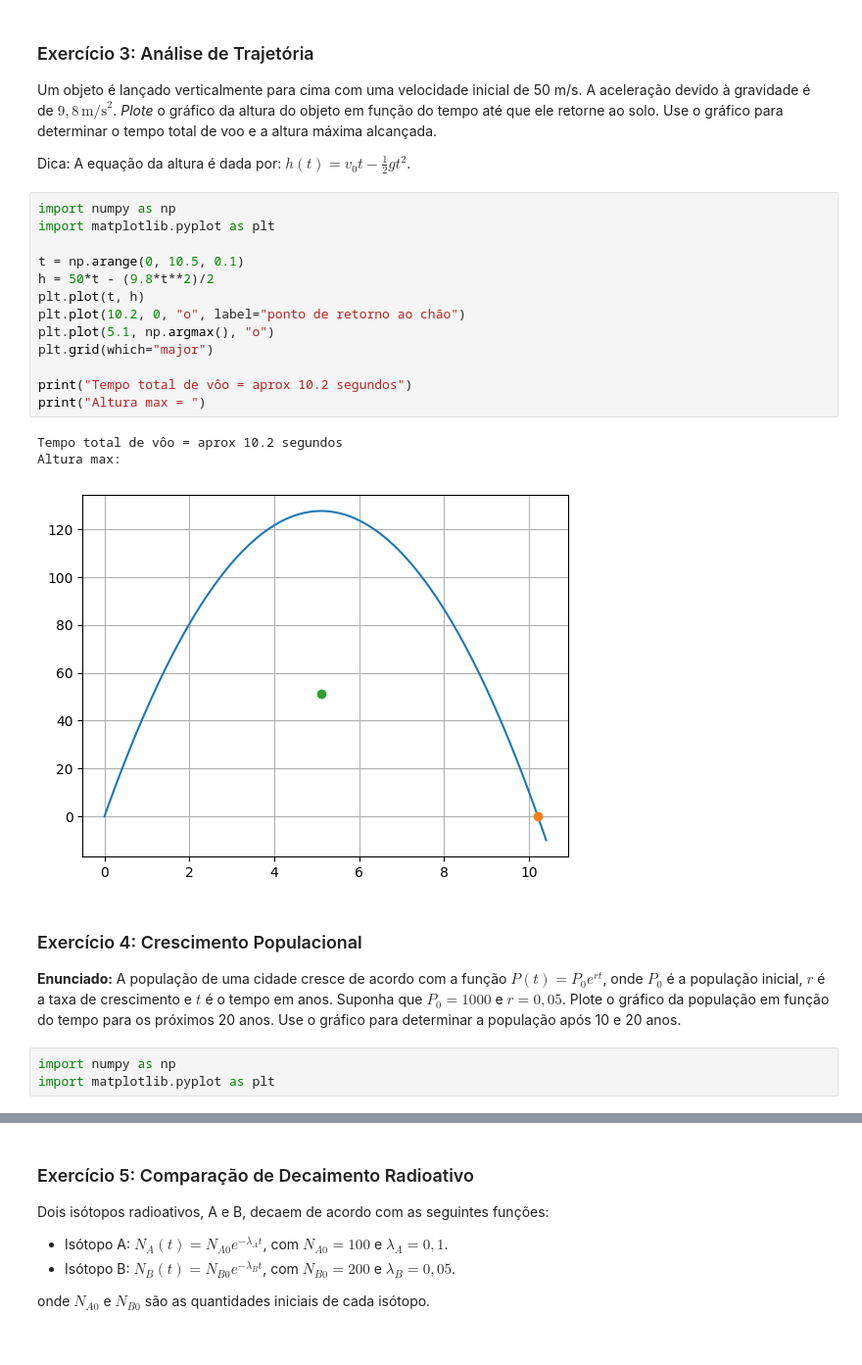
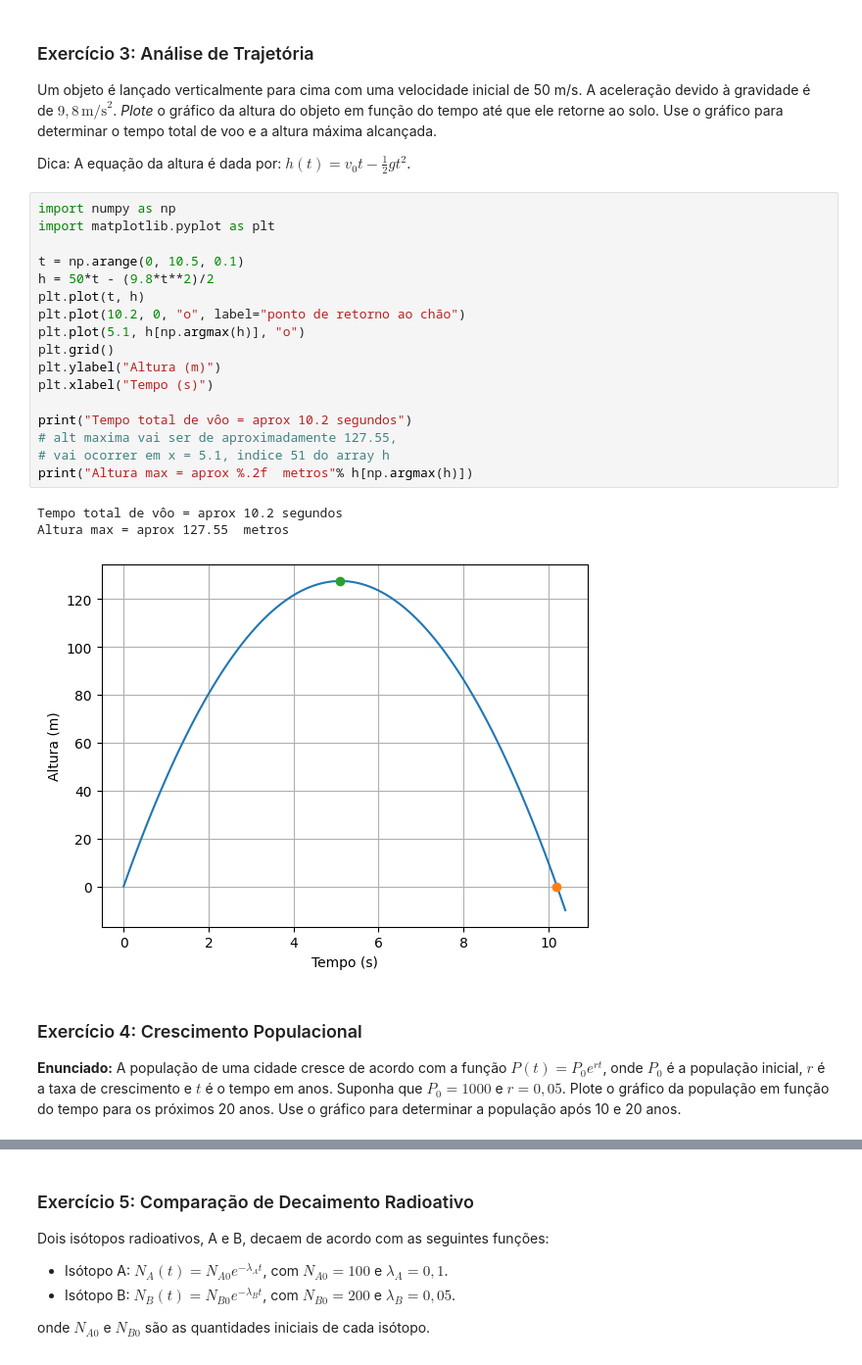
Before and after one commit to mahzze/Solucoes-notebooks-bcc, a Jupyter notebook: atividades/Atividade_2_Gráficos.ipynb, the cells around one changed output, grey strips where cells are left out. Shown: that part at 98% size. Cells and saved outputs as stored; diff of their text form.

```diff
--- a/atividades/Atividade_2_Gráficos.ipynb
+++ b/atividades/Atividade_2_Gráficos.ipynb
@@ -84,23 +84,24 @@ $ h(t) = v_0 t - \frac{1}{2} g t^2 $.
 # %%
 import numpy as np
 import matplotlib.pyplot as plt
 
 t = np.arange(0, 10.5, 0.1)
 h = 50*t - (9.8*t**2)/2
 plt.plot(t, h)
 plt.plot(10.2, 0, "o", label="ponto de retorno ao chão")
-plt.plot(5.1, np.argmax(), "o")
-plt.grid(which="major")
+plt.plot(5.1, h[np.argmax(h)], "o")
+plt.grid()
+plt.ylabel("Altura (m)")
+plt.xlabel("Tempo (s)")
 
 print("Tempo total de vôo = aprox 10.2 segundos")
-print("Altura max = ")
+# alt maxima vai ser de aproximadamente 127.55,
+# vai ocorrer em x = 5.1, indice 51 do array h
+print("Altura max = aprox %.2f  metros"% h[np.argmax(h)])
 # %% [output]
 Tempo total de vôo = aprox 10.2 segundos
-Altura max:
+Altura max = aprox 127.55  metros
-[figure, old version]
+[figure, new version]
 # %% [markdown]
 ### Exercício 4: Crescimento Populacional
 **Enunciado:** A população de uma cidade cresce de acordo com a função $P(t) = P_0 e^{rt} $, onde $ P_0 $ é a população inicial, $ r $ é a taxa de crescimento e $ t $ é o tempo em anos. Suponha que $ P_0 = 1000 $ e $ r = 0,05 $. Plote o gráfico da população em função do tempo para os próximos 20 anos. Use o gráfico para determinar a população após 10 e 20 anos.
-# %%
-import numpy as np
-import matplotlib.pyplot as plt
```
Also changed, not shown: parts of 3 cells of this notebook.
